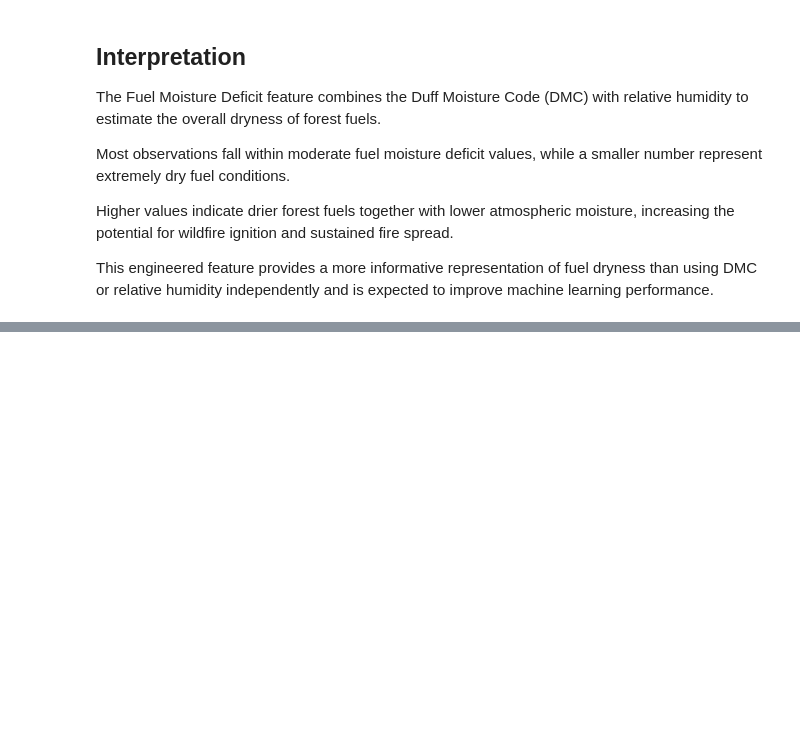
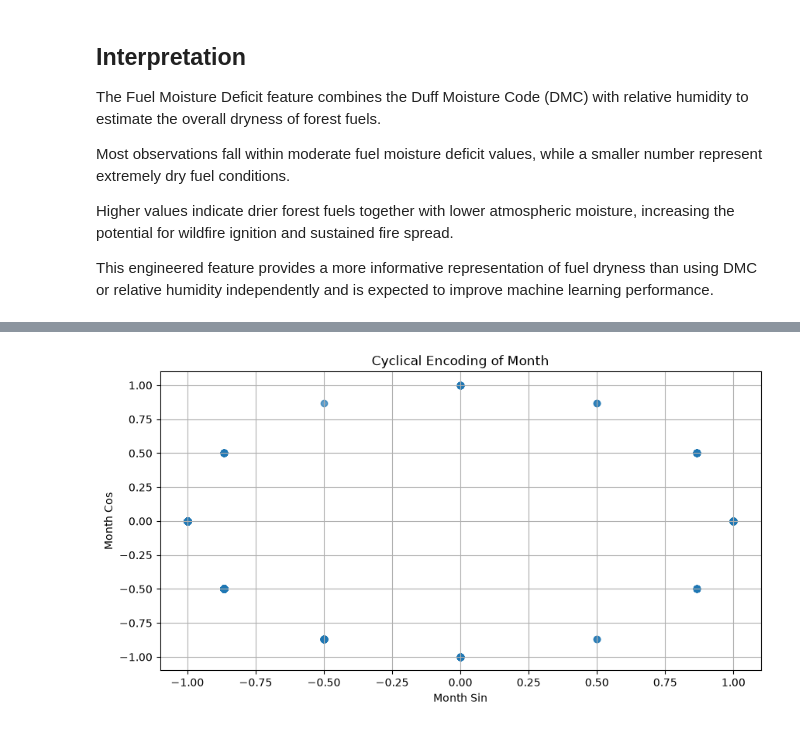
Before and after one commit to mraznyrazeek/Forest-Fire-Burned-Area-Prediction-System, a Jupyter notebook: backend/notebooks/03_feature_engineering.ipynb, the cells around one changed output, grey strips where cells are left out. Saved outputs shown, nothing was run; the diff lists cells and outputs as text; code cells hidden in the pictures; blank space fills up the shorter version.

Commit message:
Cyclical Encoding of Month done

```diff
--- a/backend/notebooks/03_feature_engineering.ipynb
+++ b/backend/notebooks/03_feature_engineering.ipynb
@@ -322,0 +325,17 @@ This engineered feature provides a more informative representation of fuel dryne
+# %%
+month_map = {
+    "jan":1,
+    "feb":2,
+    "mar":3,
+    "apr":4,
+    "may":5,
+    "jun":6,
+    "jul":7,
+    "aug":8,
+    "sep":9,
+    "oct":10,
+    "nov":11,
+    "dec":12
+}
+
+df["month_num"] = df["month"].map(month_map)
@@ -322,0 +351,10 @@ This engineered feature provides a more informative representation of fuel dryne
+# %%
+import numpy as np
+
+df["month_sin"] = np.sin(
+    2 * np.pi * df["month_num"] / 12
+)
+
+df["month_cos"] = np.cos(
+    2 * np.pi * df["month_num"] / 12
+)
@@ -322,0 +384,18 @@ This engineered feature provides a more informative representation of fuel dryne
+# %%
+plt.figure(figsize=(10,5))
+
+plt.scatter(
+    df["month_sin"],
+    df["month_cos"],
+    alpha=0.7
+)
+
+plt.title("Cyclical Encoding of Month")
+plt.xlabel("Month Sin")
+plt.ylabel("Month Cos")
+
+plt.grid(True)
+
+plt.show()
+# %% [output]
+[figure, added]
```
Also changed, not shown: parts of 3 cells of this notebook.
